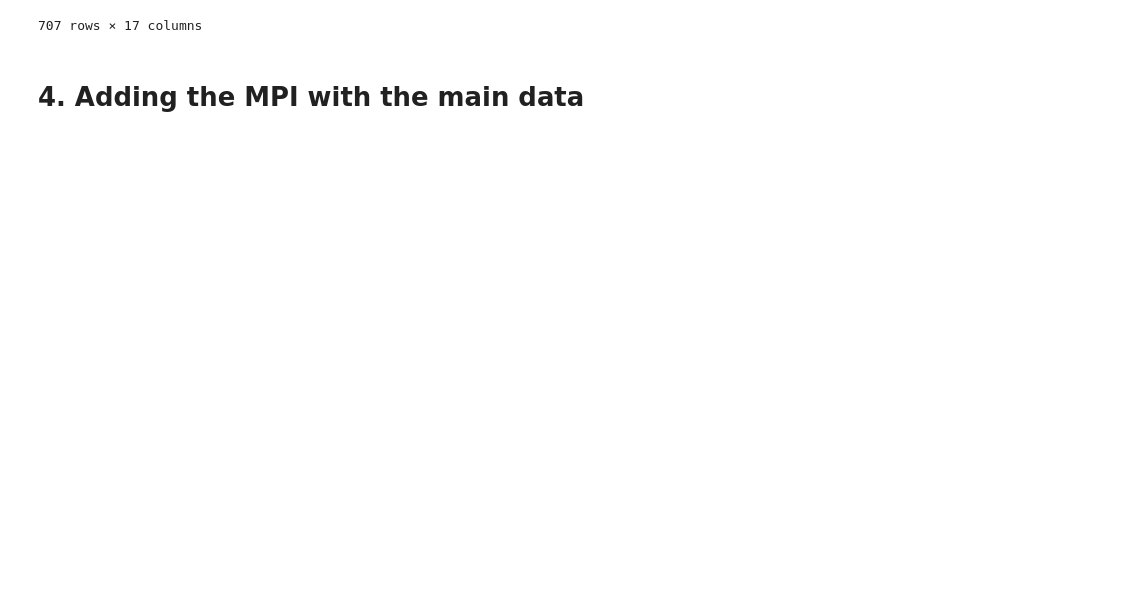
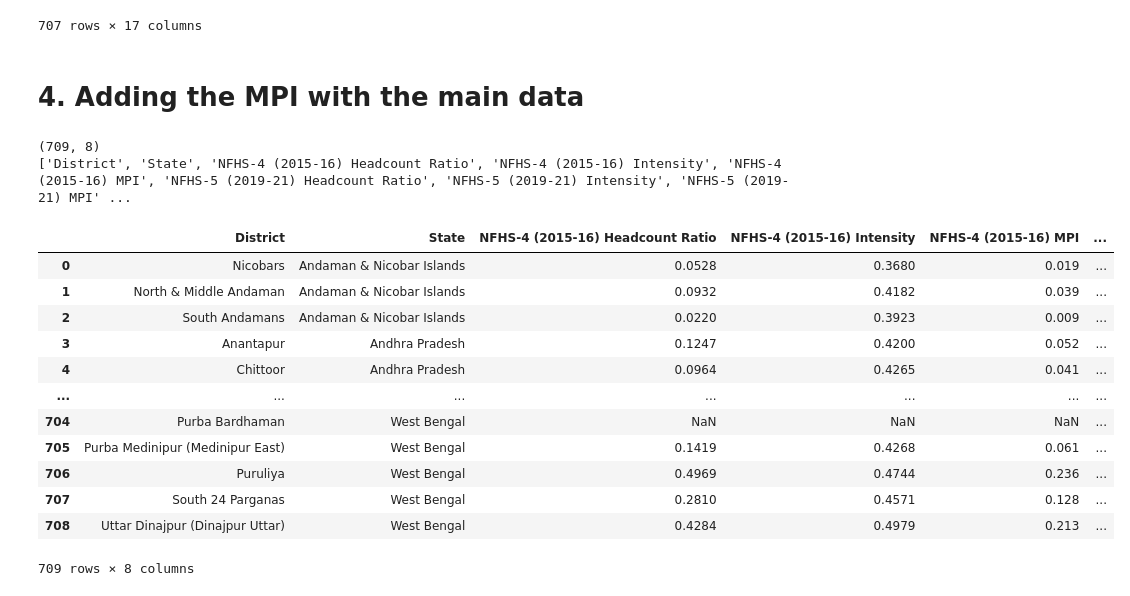
Before and after one commit to rishabhmeel/dai-project-district_analysis, a Jupyter notebook: data_loading.ipynb, the cells around one changed output. Cells and saved outputs as stored; diff of their text form; code cells hidden in the pictures; blank space fills up the shorter version.

```diff
--- a/data_loading.ipynb
+++ b/data_loading.ipynb
@@ -93,3 +93,29 @@ display(df)
 707 rows × 17 columns
 # %% [markdown]
 # 4. Adding the MPI with the main data
+# %%
+df_mpi = pd.read_excel(os.path.join(RAW_DIR, 'india_district_mpi_nfhs4_nfhs5.xlsx'))
+
+# Tidy the headers and drop empty rows
+df_mpi.columns = df_mpi.columns.astype(str).str.strip()
+df_mpi = df_mpi.dropna(how='all').reset_index(drop=True)
+
+print(df_mpi.shape)
+print(df_mpi.columns.tolist())
+display(df_mpi)
+# %% [output]
+(709, 8)
+['District', 'State', 'NFHS-4 (2015-16) Headcount Ratio', 'NFHS-4 (2015-16) Intensity', 'NFHS-4 (2015-16) MPI', 'NFHS-5 (2019-21) Headcount Ratio', 'NFHS-5 (2019-21) Intensity', 'NFHS-5 (2019-21) MPI' ...
+|  | District | State | NFHS-4 (2015-16) Headcount Ratio | NFHS-4 (2015-16) Intensity | NFHS-4 (2015-16) MPI | ... |
+| 0 | Nicobars | Andaman & Nicobar Islands | 0.0528 | 0.3680 | 0.019 | ... |
+| 1 | North & Middle Andaman | Andaman & Nicobar Islands | 0.0932 | 0.4182 | 0.039 | ... |
+| 2 | South Andamans | Andaman & Nicobar Islands | 0.0220 | 0.3923 | 0.009 | ... |
+| 3 | Anantapur | Andhra Pradesh | 0.1247 | 0.4200 | 0.052 | ... |
+| 4 | Chittoor | Andhra Pradesh | 0.0964 | 0.4265 | 0.041 | ... |
+| ... | ... | ... | ... | ... | ... | ... |
+| 704 | Purba Bardhaman | West Bengal | NaN | NaN | NaN | ... |
+| 705 | Purba Medinipur (Medinipur East) | West Bengal | 0.1419 | 0.4268 | 0.061 | ... |
+| 706 | Puruliya | West Bengal | 0.4969 | 0.4744 | 0.236 | ... |
+| 707 | South 24 Parganas | West Bengal | 0.2810 | 0.4571 | 0.128 | ... |
+| 708 | Uttar Dinajpur (Dinajpur Uttar) | West Bengal | 0.4284 | 0.4979 | 0.213 | ... |
+709 rows × 8 columns
```
Also changed, not shown: parts of 1 cell of this notebook.
